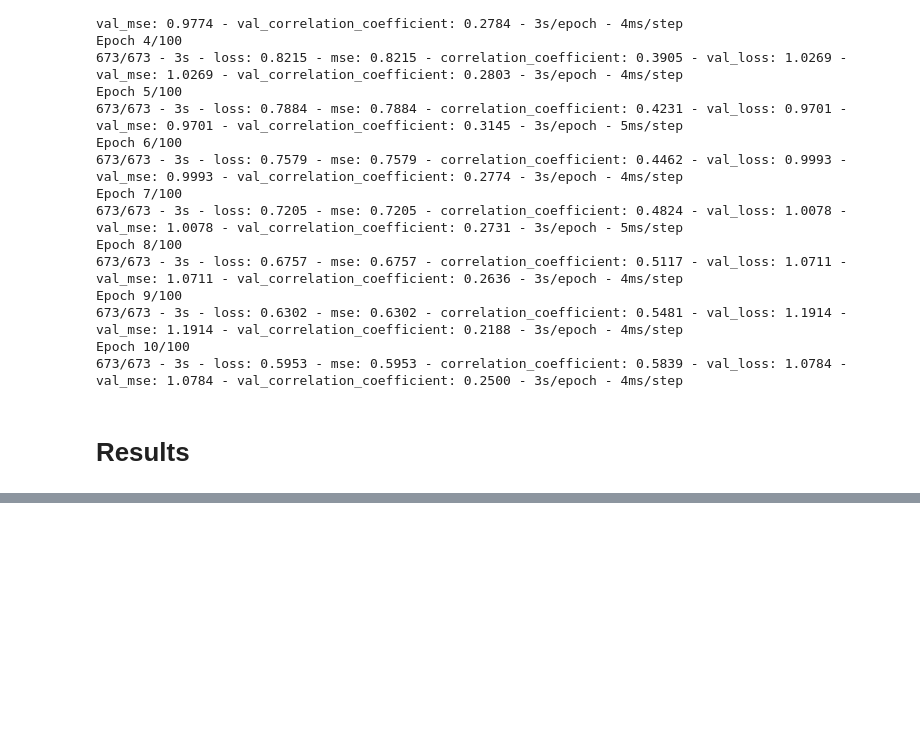
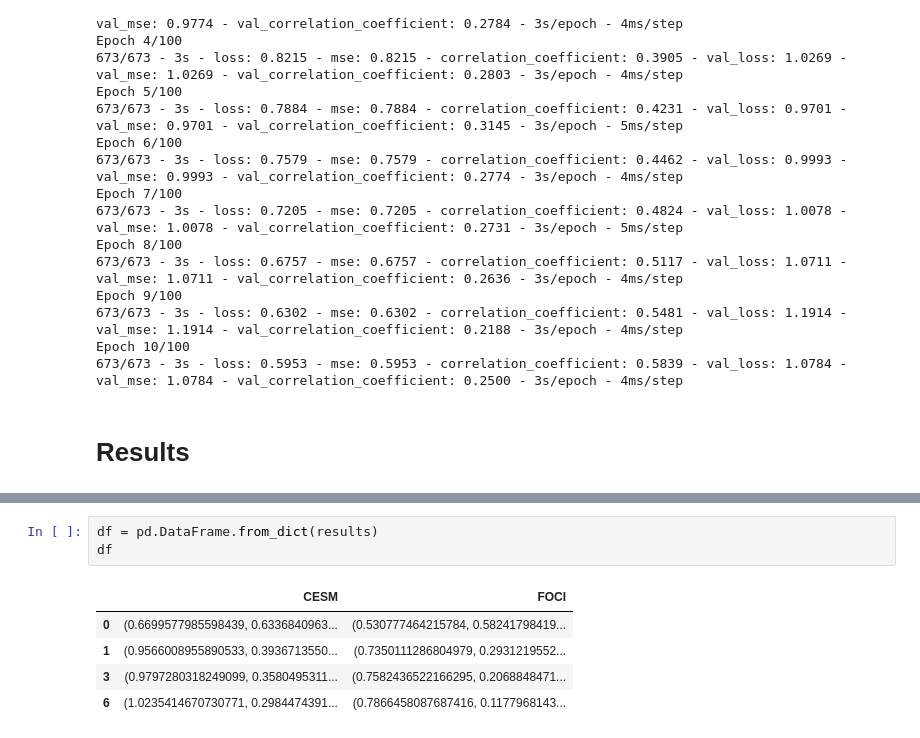
Before and after one commit to JP-CAU/Sahel_Rainfall, a Jupyter notebook: Notebooks/LSTM.ipynb, the cells around one changed output, grey strips where cells are left out. Saved outputs shown, nothing was run; the diff lists cells and outputs as text; blank space fills up the shorter version.

```diff
--- a/Notebooks/LSTM.ipynb
+++ b/Notebooks/LSTM.ipynb
@@ -123,0 +228,9 @@ plot_ts.plot_ts(data.test_target_CESM, predictions, ts_start=10794, ts_end=10994
+# %%
+df = pd.DataFrame.from_dict(results)
+df
+# %% [output]
+|  | CESM | FOCI |
+| 0 | (0.6699577985598439, 0.6336840963... | (0.530777464215784, 0.58241798419... |
+| 1 | (0.9566008955890533, 0.3936713550... | (0.7350111286804979, 0.2931219552... |
+| 3 | (0.9797280318249099, 0.3580495311... | (0.7582436522166295, 0.2068848471... |
+| 6 | (1.0235414670730771, 0.2984474391... | (0.7866458087687416, 0.1177968143... |
```
Also changed, not shown: parts of 10 cells of this notebook, 6 other files.
